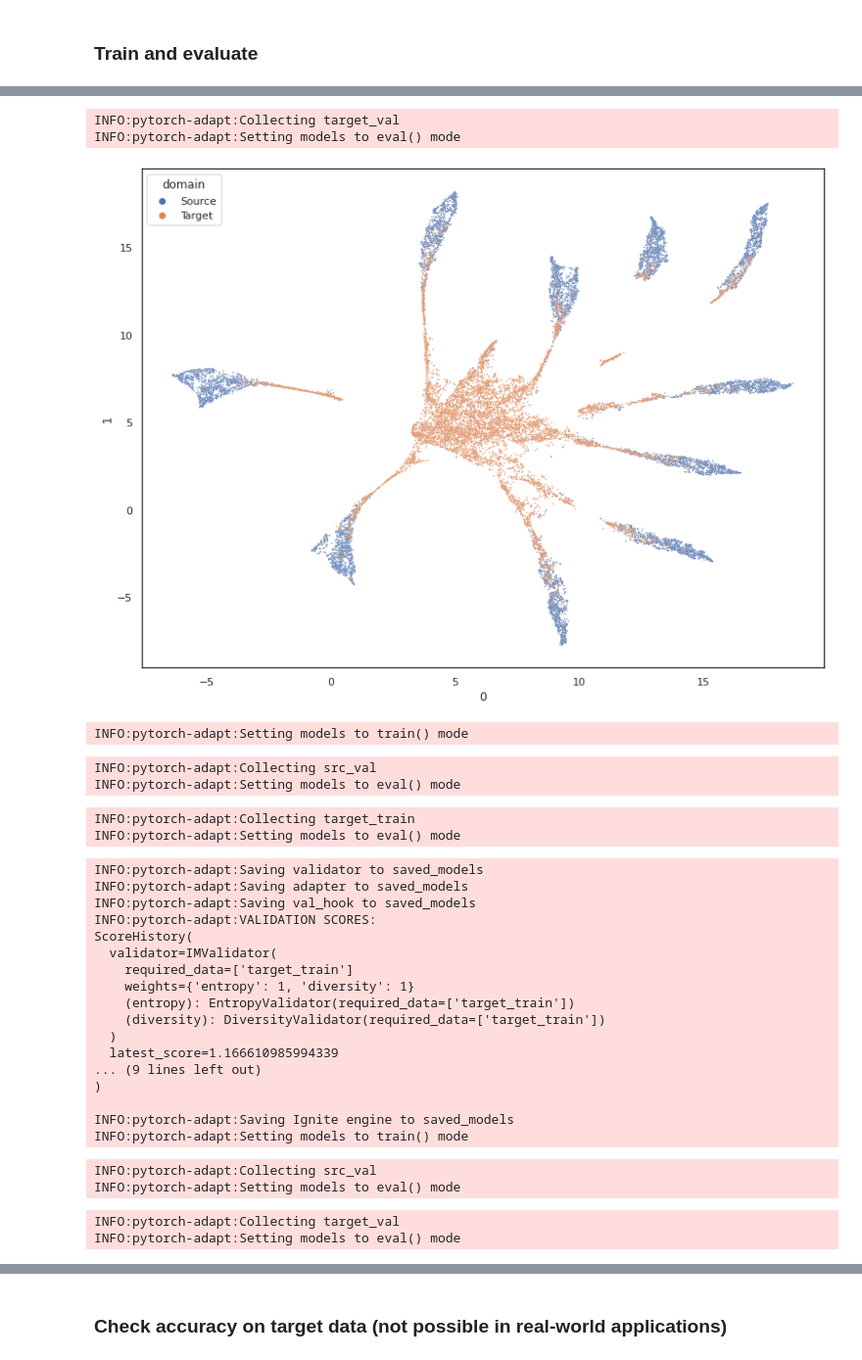
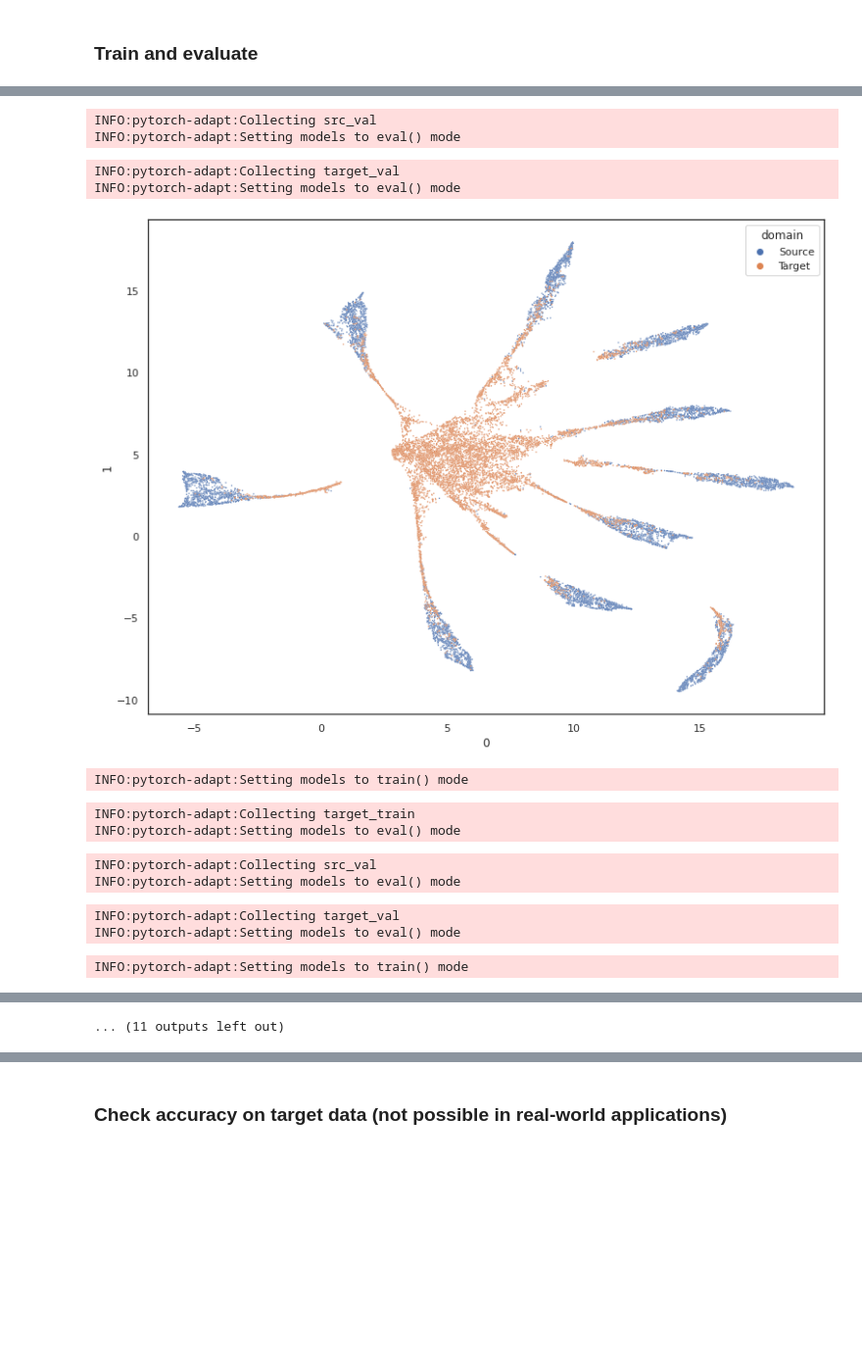
Before and after one commit to KevinMusgrave/pytorch-adapt, a Jupyter notebook: examples/getting_started/DANNIgniteWithViz.ipynb, the cells around one changed output, grey strips where cells are left out. Shown at 98% size. Drawn from its saved outputs; the diff is of its cells as text; code cells hidden in the pictures; blank space fills up the shorter version.

```diff
--- a/examples/getting_started/DANNIgniteWithViz.ipynb
+++ b/examples/getting_started/DANNIgniteWithViz.ipynb
@@ -42,16 +42,15 @@ from pytorch_adapt.validators import AccuracyValidator, IMValidator, ScoreHistor
 logging.basicConfig()
 logging.getLogger("pytorch-adapt").setLevel(logging.INFO)
 # %%
-def get_viz_fn(trainer, dc, datasets):
-    def viz(_):
-        features, domain = [], []
+class VizHook:
+    def __init__(self):
+        self.required_data = ["src_val", "target_val"]
 
-        for x in ["src_val", "target_val"]:
-            dataloader = dc(**{x: datasets[x]})[x]
-            output = trainer.get_all_outputs(dataloader, x)
-            features.append(output[x]["features"])
-            domain.append(output[x]["domain"])
-
+    def __call__(self, epoch, src_val, target_val, **kwargs):
+        if epoch % 2 != 0:
+            return
+        features = [src_val["features"], target_val["features"]]
+        domain = [src_val["domain"], target_val["domain"]]
         features = torch.cat(features, dim=0).cpu().numpy()
         domain = torch.cat(domain, dim=0).cpu().numpy()
         emb = umap.UMAP().fit_transform(features)
@@ -61,8 +60,6 @@ def get_viz_fn(trainer, dc, datasets):
         sns.set_theme(style="white", rc={"figure.figsize": (12.8, 9.6)})
         sns.scatterplot(data=df, x=0, y=1, hue="domain", s=2)
         plt.show()
-
-    return viz
 # %% [markdown]
 ### Create datasets and dataloaders
 # %%
@@ -101,10 +98,10 @@ models = Models({"G": G, "C": C, "D": D})
 optimizers = Optimizers((torch.optim.Adam, {"lr": 0.0005}))
 
 adapter = DANN(models=models, optimizers=optimizers)
-saver = ckpt_utils.Saver(folder="saved_models")
+checkpoint_fn = CheckpointFnCreator(dirname="saved_models", require_empty=False)
 validator = ScoreHistory(IMValidator())
-val_hook = ScoreHistory(AccuracyValidator())
-trainer = Ignite(adapter, validator=validator, val_hook=val_hook, saver=saver)
+val_hooks = [ScoreHistory(AccuracyValidator()), VizHook()]
+trainer = Ignite(adapter, validator=validator, val_hooks=val_hooks, checkpoint_fn=checkpoint_fn)
 # %% [output]
 Downloading: "https://cornell.box.com/shared/static/tdx0ts24e273j7mf3r2ox7a12xh4fdfy" to /root/.cache/torch/hub/checkpoints/mnistG-68ee7945.pth
 Downloading: "https://cornell.box.com/shared/static/j4zrogronmievq1csulrkai7zjm27gcq" to /root/.cache/torch/hub/checkpoints/mnistC-ac7b5a13.pth
@@ -113,4 +107,0 @@ Downloading: "https://cornell.box.com/shared/static/j4zrogronmievq1csulrkai7zjm2
-# %%
-viz_condition = Events.EPOCH_COMPLETED(every=2) | Events.STARTED
-viz_fn = get_viz_fn(trainer, dc, datasets)
-trainer.trainer.add_event_handler(viz_condition, viz_fn)
@@ -119,6 +108,6 @@ trainer.trainer.add_event_handler(viz_condition, viz_fn)
 # %% [markdown]
 ### Train and evaluate
 # %%
-best_score, best_epoch = trainer.run(datasets, dataloader_creator=dc, max_epochs=4)
+best_score, best_epoch = trainer.run(datasets, dataloader_creator=dc, max_epochs=4, check_initial_score=True)
 print(f"best_score={best_score}, best_epoch={best_epoch}")
 # %% [output]
@@ -126,30 +116,14 @@ INFO:pytorch-adapt:Collecting src_val
 INFO:pytorch-adapt:Setting models to eval() mode
-INFO:pytorch-adapt:Collecting target_val
+INFO:pytorch-adapt:Collecting src_val
 INFO:pytorch-adapt:Setting models to eval() mode
+INFO:pytorch-adapt:Collecting target_val
+INFO:pytorch-adapt:Setting models to eval() mode
-[figure, old version]
+[figure, new version]
-INFO:pytorch-adapt:Setting models to train() mode
-INFO:pytorch-adapt:Collecting src_val
-INFO:pytorch-adapt:Setting models to eval() mode
+INFO:pytorch-adapt:Setting models to train() mode
 INFO:pytorch-adapt:Collecting target_train
 INFO:pytorch-adapt:Setting models to eval() mode
-INFO:pytorch-adapt:Saving validator to saved_models
-INFO:pytorch-adapt:Saving adapter to saved_models
-INFO:pytorch-adapt:Saving val_hook to saved_models
-INFO:pytorch-adapt:VALIDATION SCORES:
-ScoreHistory(
-  validator=IMValidator(
-    required_data=['target_train']
-    weights={'entropy': 1, 'diversity': 1}
-    (entropy): EntropyValidator(required_data=['target_train'])
-    (diversity): DiversityValidator(required_data=['target_train'])
-  )
-  latest_score=1.166610985994339
-... (9 lines left out)
-)
-
-INFO:pytorch-adapt:Saving Ignite engine to saved_models
-INFO:pytorch-adapt:Setting models to train() mode
+INFO:pytorch-adapt:Collecting src_val
+INFO:pytorch-adapt:Setting models to eval() mode
-INFO:pytorch-adapt:Collecting src_val
+INFO:pytorch-adapt:Collecting target_val
 INFO:pytorch-adapt:Setting models to eval() mode
-INFO:pytorch-adapt:Collecting target_val
-INFO:pytorch-adapt:Setting models to eval() mode
+INFO:pytorch-adapt:Setting models to train() mode
@@ -161,0 +136 @@ INFO:pytorch-adapt:Setting models to eval() mode
+... (11 outputs left out)
```
Also changed, not shown: parts of 9 cells of this notebook.
